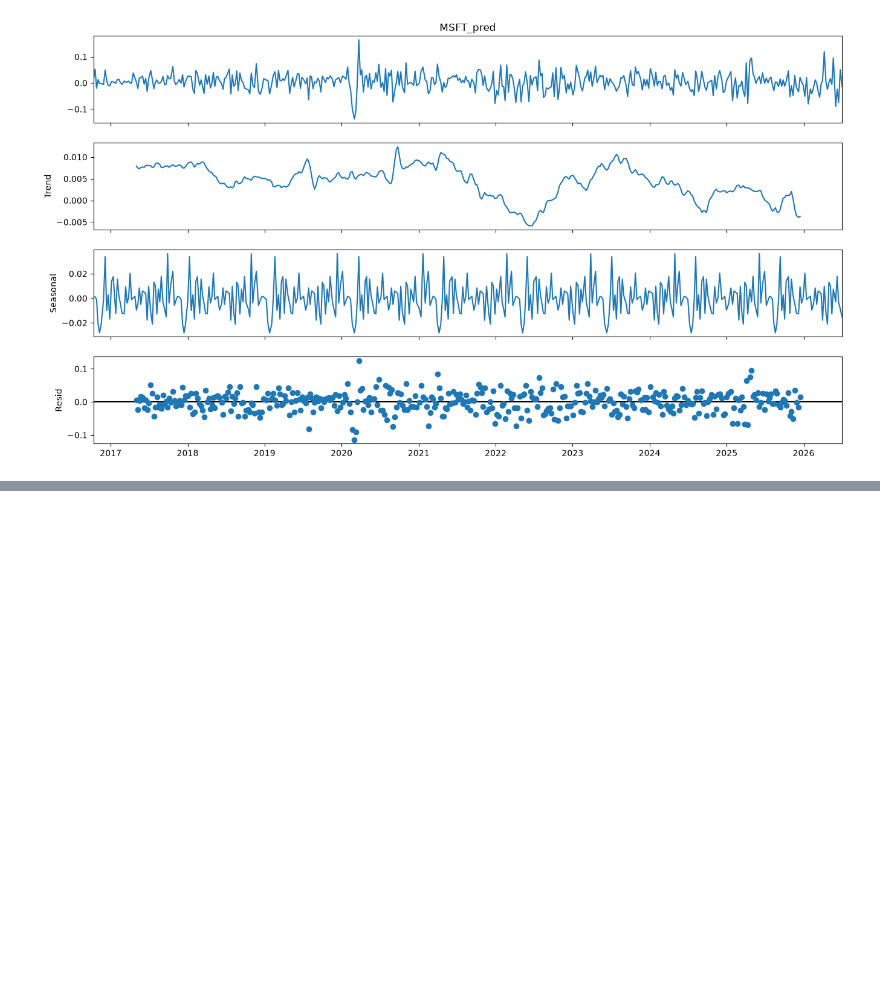
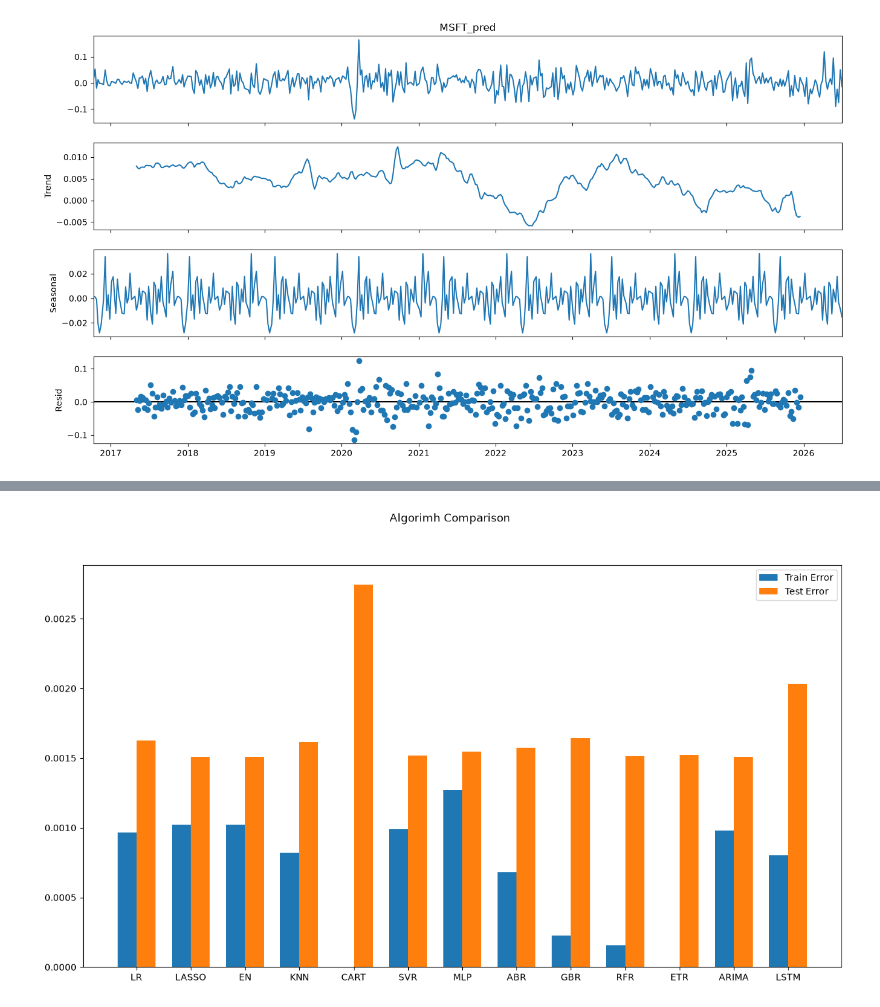
Before and after one commit to gabriel-basso/time-series-msft, a Jupyter notebook: codigo.ipynb, the cells around one changed output, grey strips where cells are left out. Cells and saved outputs as stored; diff of their text form; code cells hidden in the pictures; blank space fills up the shorter version.

```diff
--- a/codigo.ipynb
+++ b/codigo.ipynb
@@ -193,0 +196,17 @@ pyplot.show()
+# %%
+# preparing the data for the ARIMA model
+# apenas variaveis correlacionadas como variaveis exogenas
+X_train_ARIMA = X_train.loc[:, ['GOOGL', 'IBM', 'DEXJPUS', 'SP500', 'DJIA', 'VIXCLS']]
+X_test_ARIMA = X_test.loc[:, ['GOOGL', 'IBM', 'DEXJPUS', 'SP500', 'DJIA', 'VIXCLS']]
+tr_len = len(X_train_ARIMA)
+ts_len = len(X_test_ARIMA)
+to_len = len(X)
+
+# ARIMA com ordem (1,0,0), variaveis independetes como variaveis exogenas (ARIMAX)
+modelARIMA = ARIMA(endog=Y_train, exog=X_train_ARIMA, order=(1,0,0))
+model_fit = modelARIMA.fit() # fit() encontra padrões (machine learning)
+
+error_training_ARIMA = mean_squared_error(Y_train, model_fit.fittedvalues)
+predicted = model_fit.predict(start= tr_len -1, end= to_len -1, exog= X_test_ARIMA)[1:]
+error_test_ARIMA = mean_squared_error(Y_test, predicted)
+error_test_ARIMA
@@ -193,0 +247,4 @@ pyplot.show()
+# %%
+error_training_LSTM = mean_squared_error(Y_train_LSTM, LSTMModel.predict(X_train_LSTM))
+predicted = LSTMModel.predict(X_test_LSTM)
+error_test_LSTM = mean_squared_error(Y_test, predicted)
@@ -193,0 +254,26 @@ pyplot.show()
+# %%
+# comparing model results
+test_results.append(error_test_ARIMA)
+test_results.append(error_test_LSTM)
+
+train_results.append(error_training_ARIMA)
+train_results.append(error_training_LSTM)
+
+names.append("ARIMA")
+names.append("LSTM")
+# %%
+fig = pyplot.figure()
+ind = np.arange(len(names)) # localidades x para os grupos
+width = 0.35 # com a largura das barras
+
+fig.suptitle('Algorimh Comparison')
+ax = fig.add_subplot(111)
+pyplot.bar(ind - width/2, train_results, width=width, label='Train Error')
+pyplot.bar(ind + width/2, test_results, width=width, label='Test Error')
+fig.set_size_inches(15,8)
+pyplot.legend()
+ax.set_xticks(ind)
+ax.set_xticklabels(names)
+pyplot.show()
+# %% [output]
+[figure, added]
```
Also changed, not shown: parts of 10 cells of this notebook.
